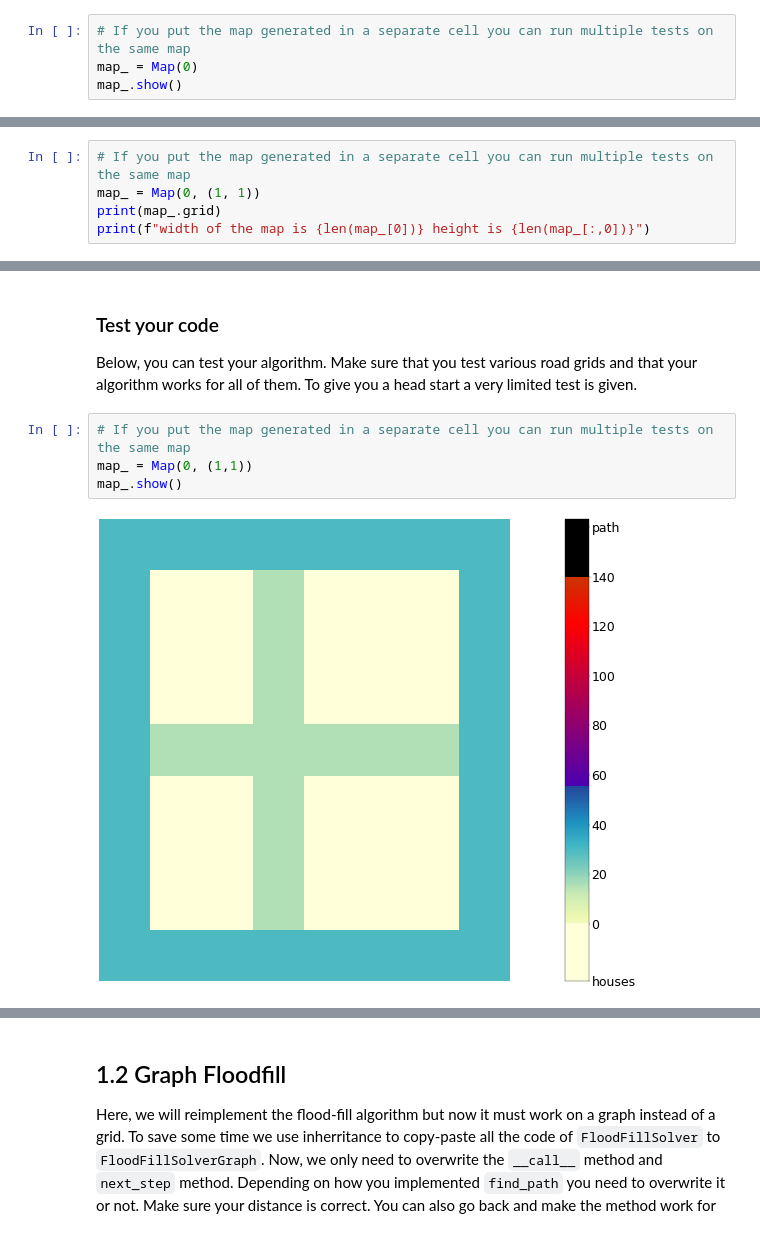
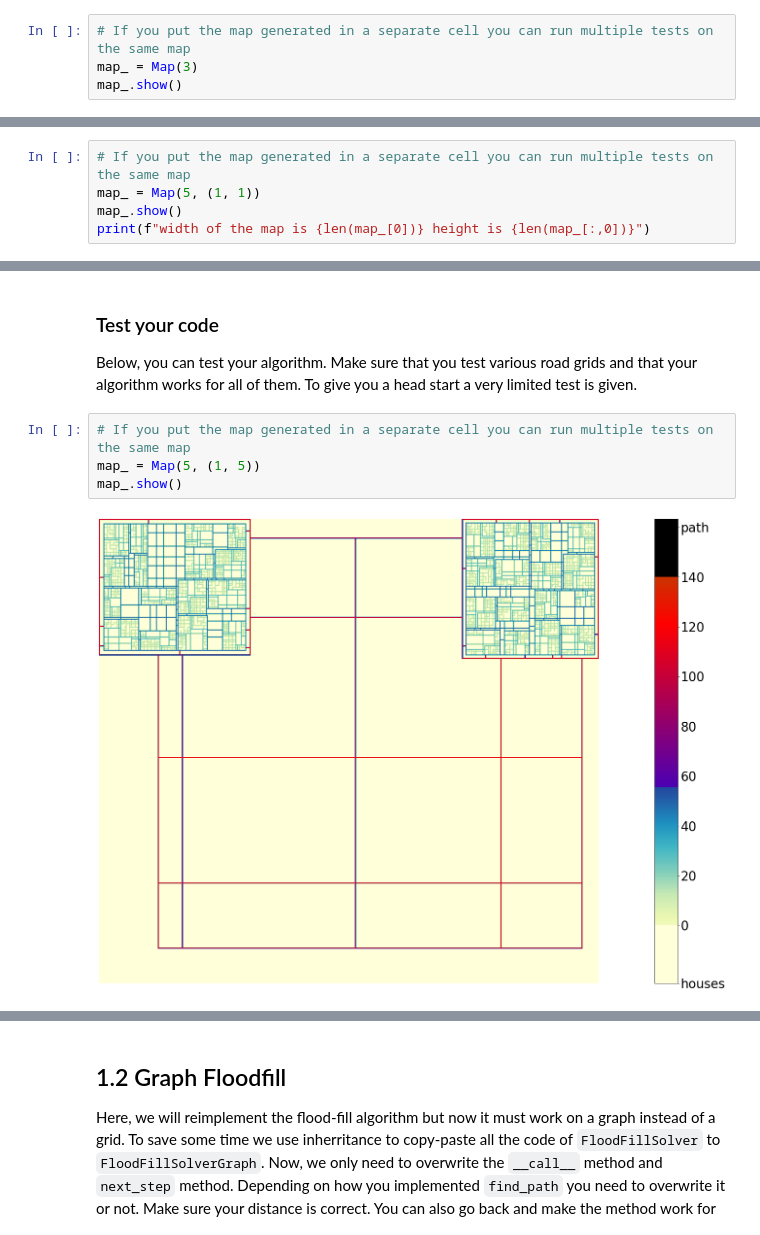
Before and after one commit to kooroshkz/Algorithms-and-Data-Structures, a Jupyter notebook: Assignment-2/assignment2.ipynb, the cells around one changed output, grey strips where cells are left out. Saved outputs shown, nothing was run; the diff lists cells and outputs as text.

Commit message:
Mateusz Update: 1.1.0, 1.1.1 - nodes and edges did not work for all map difficulties, this is now fixed. 1.2 - fixed the distance to now equal the distance in the desired grid

```diff
--- a/Assignment-2/assignment2.ipynb
+++ b/Assignment-2/assignment2.ipynb
@@ -282,6 +282,6 @@ Appending to assignment2_3893995_4003748_notebook.py
 Below, you can test your algorithm. Make sure that you test various road grids and that your algorithm works for all of them. To give you a head start a very limited test is given.
 # %%
 # If you put the map generated in a separate cell you can run multiple tests on the same map
-map_ = Map(0)
+map_ = Map(3)
 map_.show()
 # %% [output]
@@ -518,7 +524,7 @@ Appending to assignment2_3893995_4003748_notebook.py
 Below, you can test your algorithm. Make sure that you test various road grids and that your algorithm works for all of them. To give you a head start a very limited test is given.
 # %%
 # If you put the map generated in a separate cell you can run multiple tests on the same map
-map_ = Map(0, (1, 1))
-print(map_.grid)
+map_ = Map(5, (1, 1))
+map_.show()
 print(f"width of the map is {len(map_[0])} height is {len(map_[:,0])}")
 # %% [output]
@@ -639,10 +645,10 @@ Appending to assignment2_3893995_4003748_notebook.py
 Below, you can test your algorithm. Make sure that you test various road grids and that your algorithm works for all of them. To give you a head start a very limited test is given.
 # %%
 # If you put the map generated in a separate cell you can run multiple tests on the same map
-map_ = Map(0, (1,1))
+map_ = Map(5, (1, 5))
 map_.show()
 # %% [output]
-[figure, old version]
+[figure, new version]
 # %%
 plt.matplotlib.rcParams['figure.dpi'] = max(30, map_.size ** 0.5 // 2)  # Number of pixels, therefore, the quality of the image. A large dpi is very slow.
 
```
Also changed, not shown: parts of 14 cells of this notebook.
